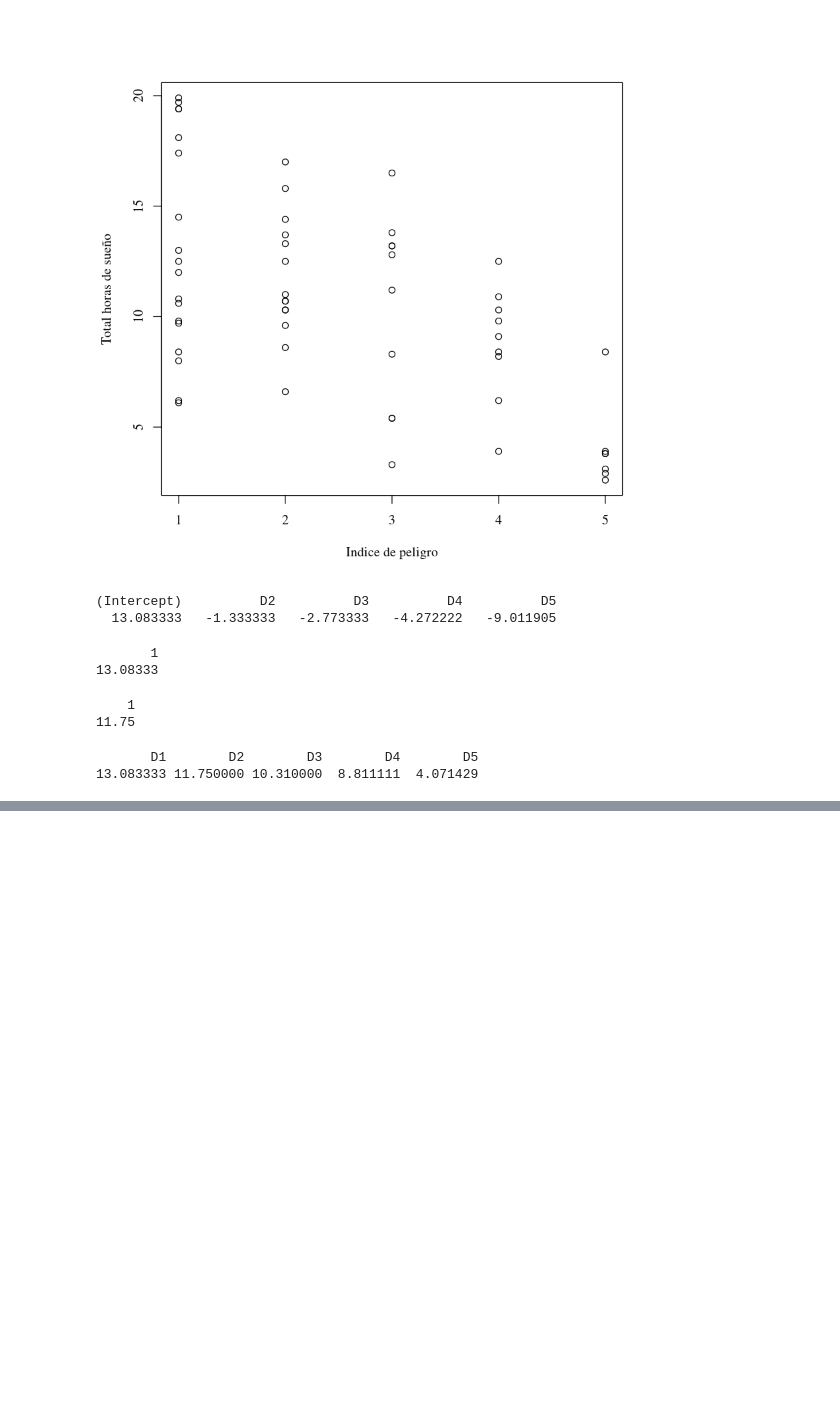
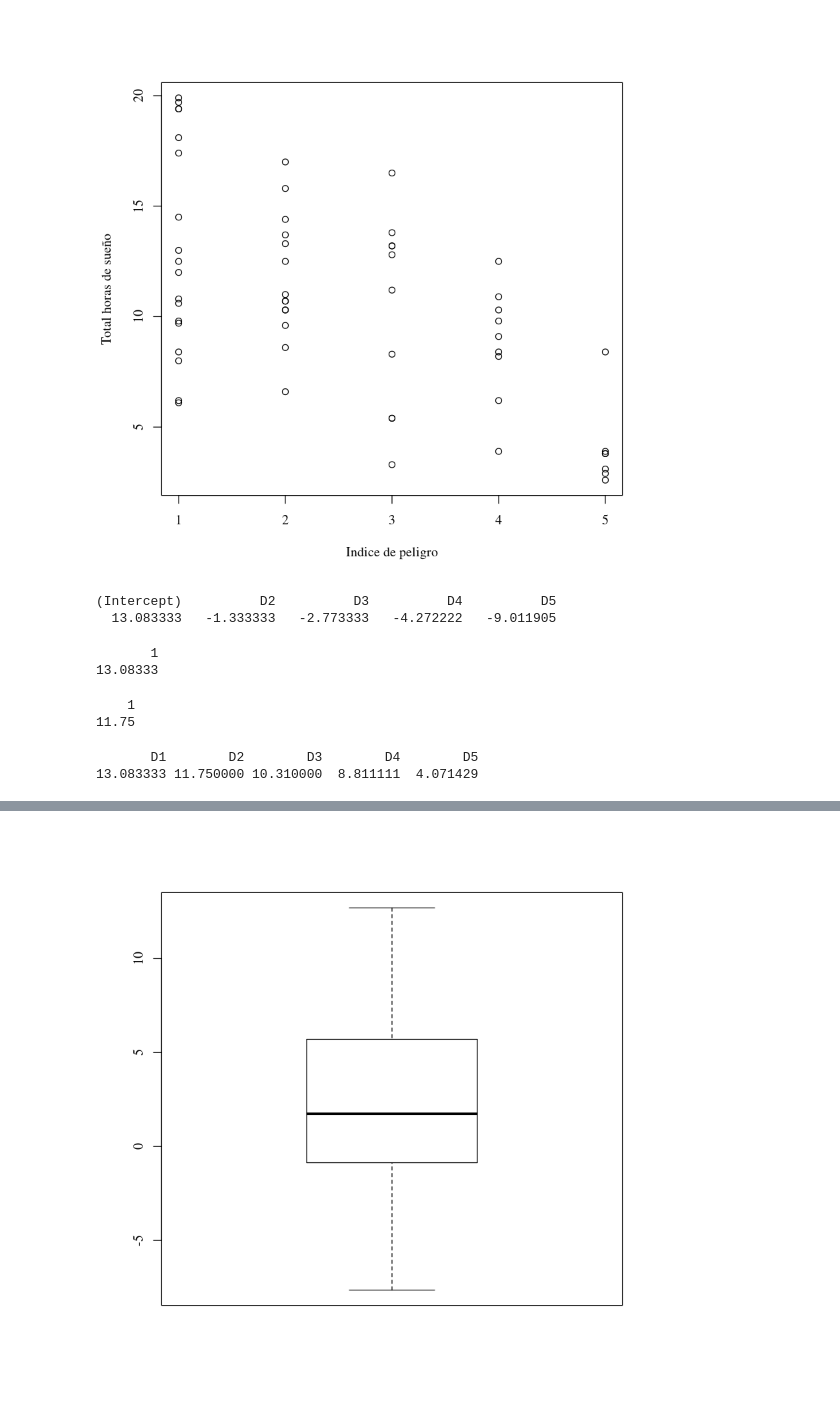
Before and after one commit to jgomezz/MsEstadAplic_MetodosEstadisticos, a Jupyter notebook: RegresionAplicada-09-Factores.ipynb, the cells around one changed output, grey strips where cells are left out. Drawn from its saved outputs; the diff is of its cells as text; code cells hidden in the pictures; blank space fills up the shorter version.

```diff
--- a/RegresionAplicada-09-Factores.ipynb
+++ b/RegresionAplicada-09-Factores.ipynb
@@ -58,0 +68,9 @@ coef(Mamiferos.m2)
+# %%
+# Aplicamos el logaritmo en base 2
+
+x <- logb(PesoCuerpo,2)
+boxplot(x)
+
+# Se observa una distribucion mas equilibrada
+# %% [output]
+[figure, added]
```
Also changed, not shown: parts of 1 cell of this notebook.
